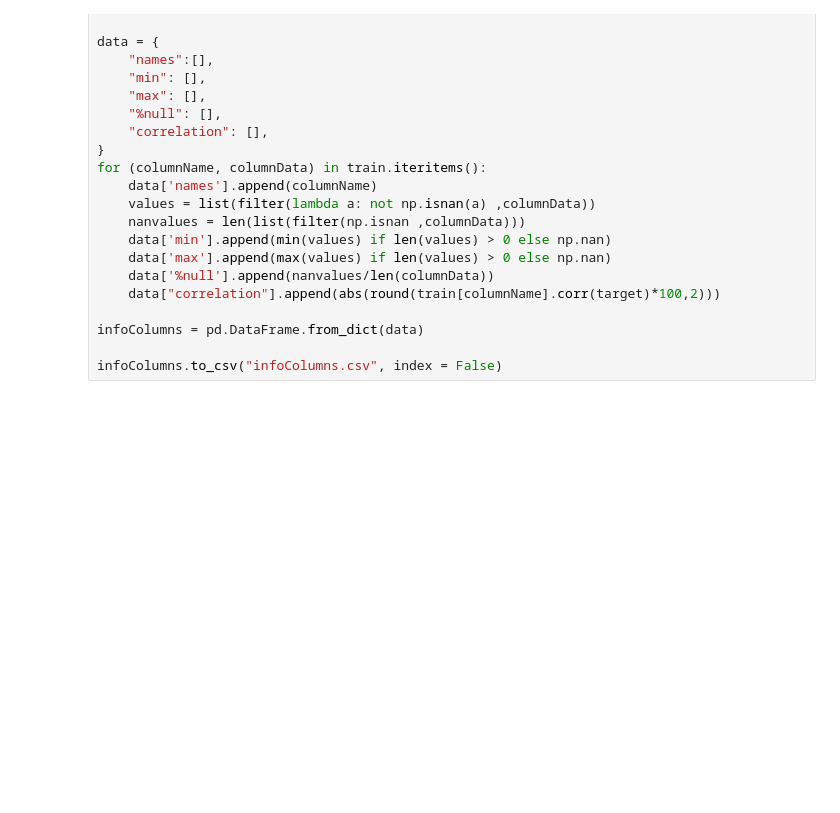
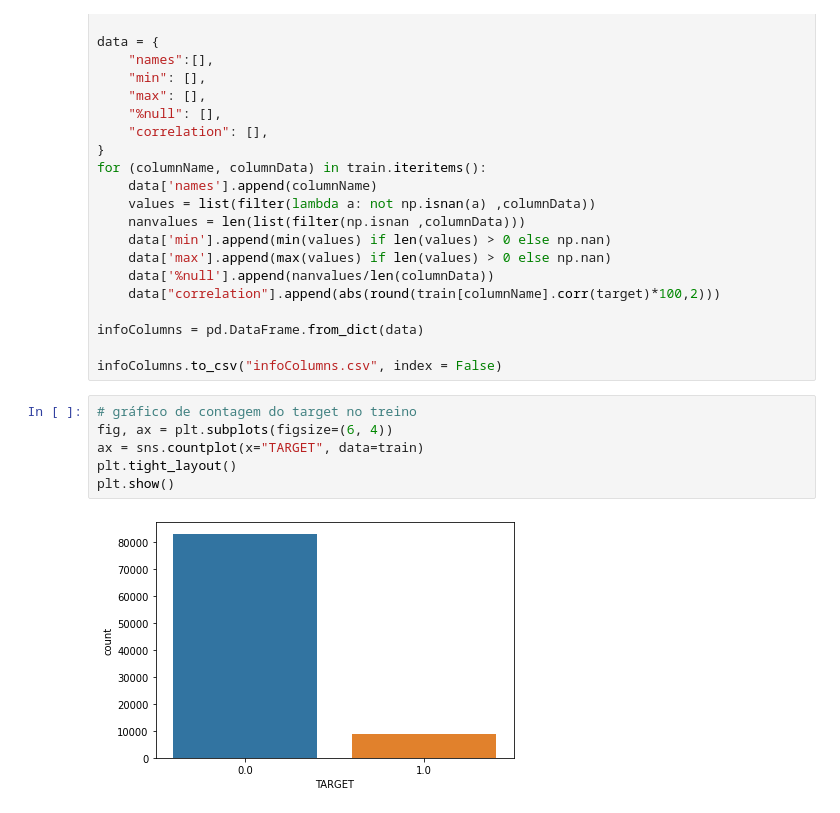
Before and after one commit to AlexCohenDambros/Credit-Analysis, a Jupyter notebook: CreditAnalysis.ipynb, the cells around one changed output. Cells and saved outputs as stored; diff of their text form; blank space fills up the shorter version.

```diff
--- a/CreditAnalysis.ipynb
+++ b/CreditAnalysis.ipynb
@@ -54,3 +107,11 @@ for (columnName, columnData) in train.iteritems():
 infoColumns = pd.DataFrame.from_dict(data)
 
 infoColumns.to_csv("infoColumns.csv", index = False)
+# %%
+# gráfico de contagem do target no treino
+fig, ax = plt.subplots(figsize=(6, 4))
+ax = sns.countplot(x="TARGET", data=train)
+plt.tight_layout()
+plt.show()
+# %% [output]
+[figure, added]
```
Also changed, not shown: parts of 9 cells of this notebook, 2 other files.
